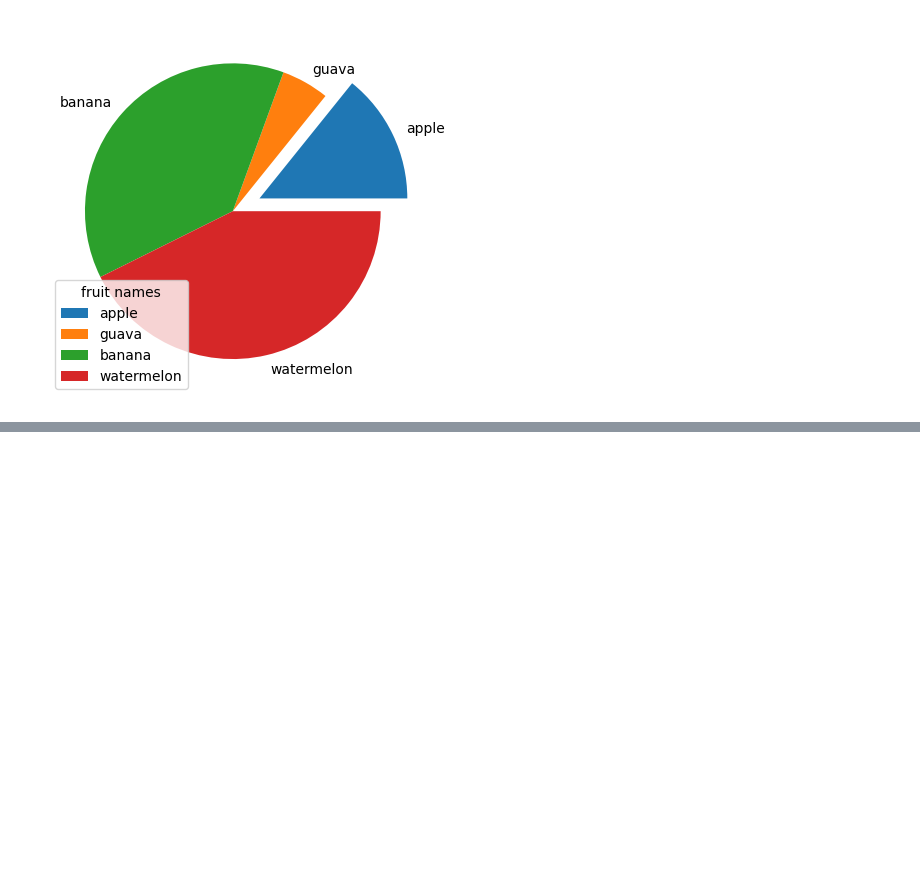
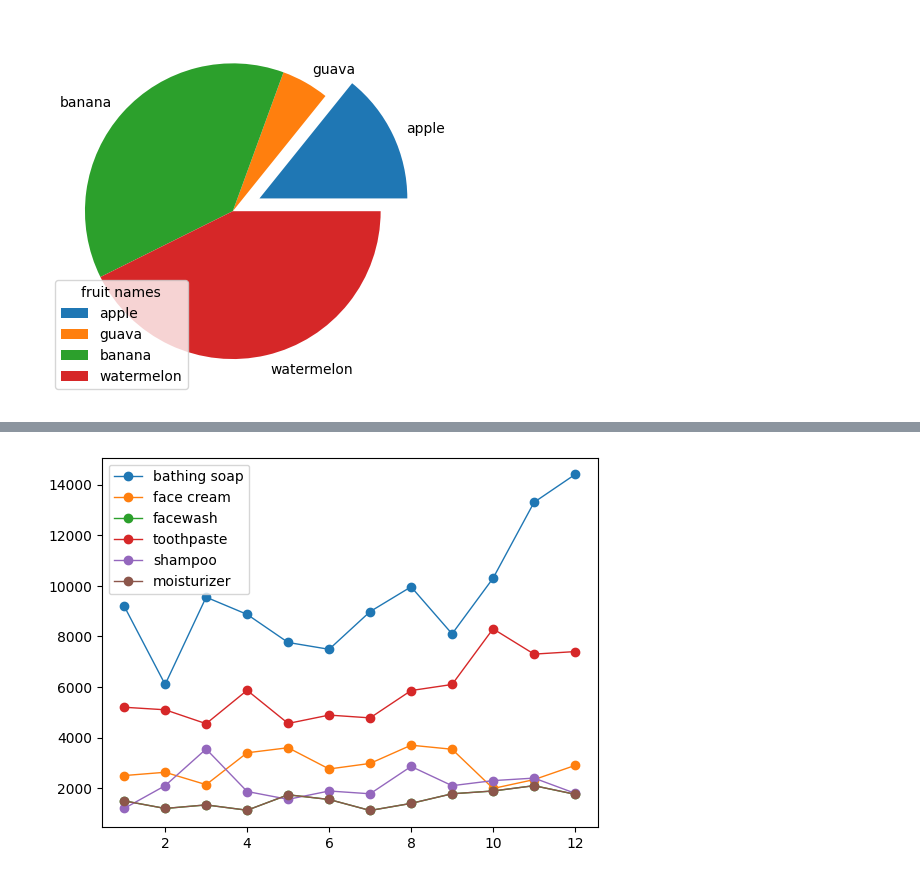
Before and after one commit to sachin09999/data-science, a Jupyter notebook: matplotlib/matplot.ipynb, the cells around one changed output, grey strips where cells are left out. Saved outputs shown, nothing was run; the diff lists cells and outputs as text; code cells hidden in the pictures; blank space fills up the shorter version.

```diff
--- a/matplotlib/matplot.ipynb
+++ b/matplotlib/matplot.ipynb
@@ -205,0 +223,12 @@ plt.show()
+# %%
+data = pd.read_csv('company_sales_data.csv')
+plt.plot(data['month_number'],data['bathingsoap'],marker='o',linewidth=1,label="bathing soap")
+plt.plot(data['month_number'],data['facecream'],marker='o',linewidth=1,label="face cream")
+plt.plot(data['month_number'],data['facewash'],marker='o',linewidth=1,label="facewash")
+plt.plot(data['month_number'],data['toothpaste'],marker='o',linewidth=1,label="toothpaste")
+plt.plot(data['month_number'],data['shampoo'],marker='o',linewidth=1,label="shampoo")
+plt.plot(data['month_number'],data['moisturizer'],marker='o',linewidth=1,label="moisturizer")
+plt.legend()
+plt.show()
+# %% [output]
+[figure, added]
```
Also changed, not shown: parts of 5 cells of this notebook, 2 other files.
